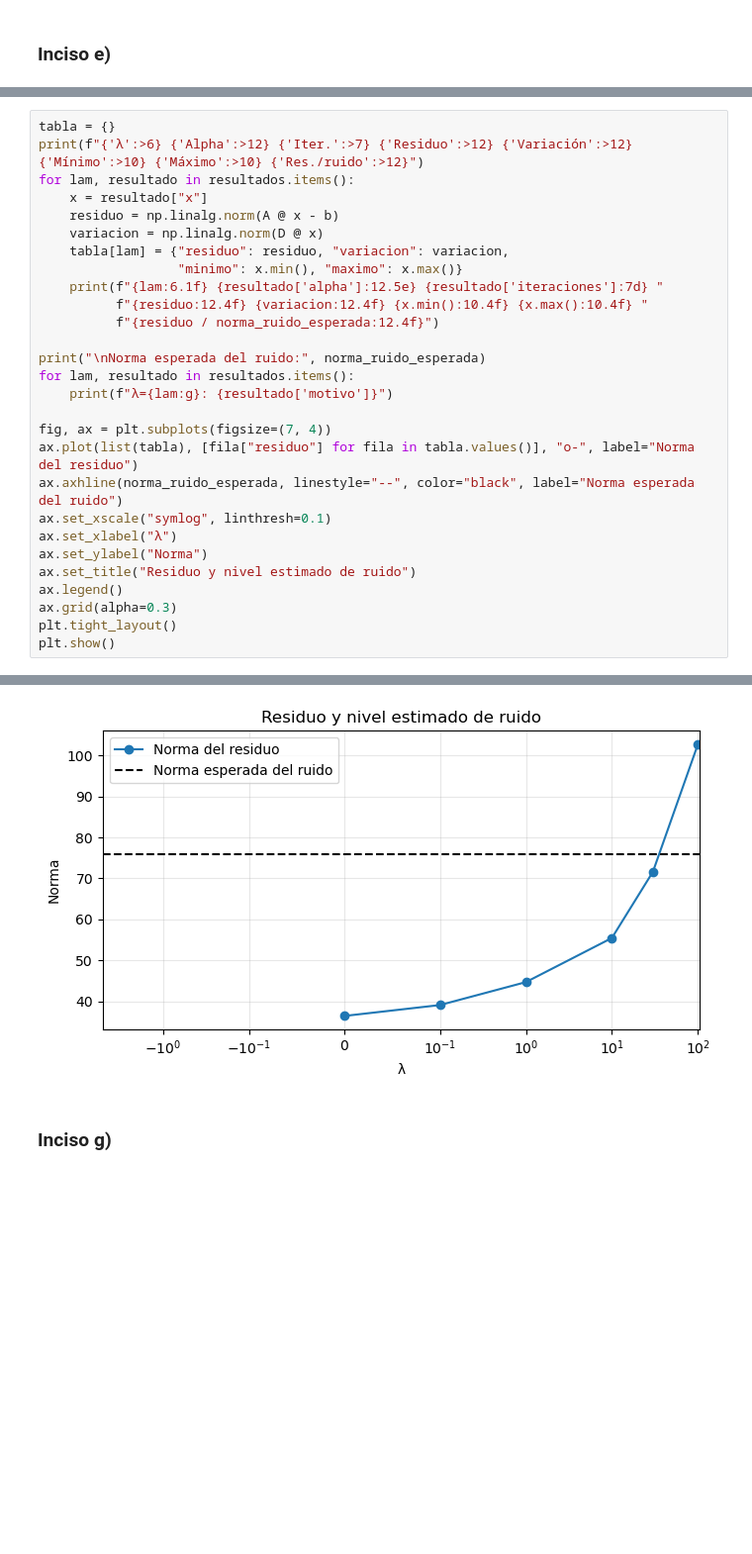
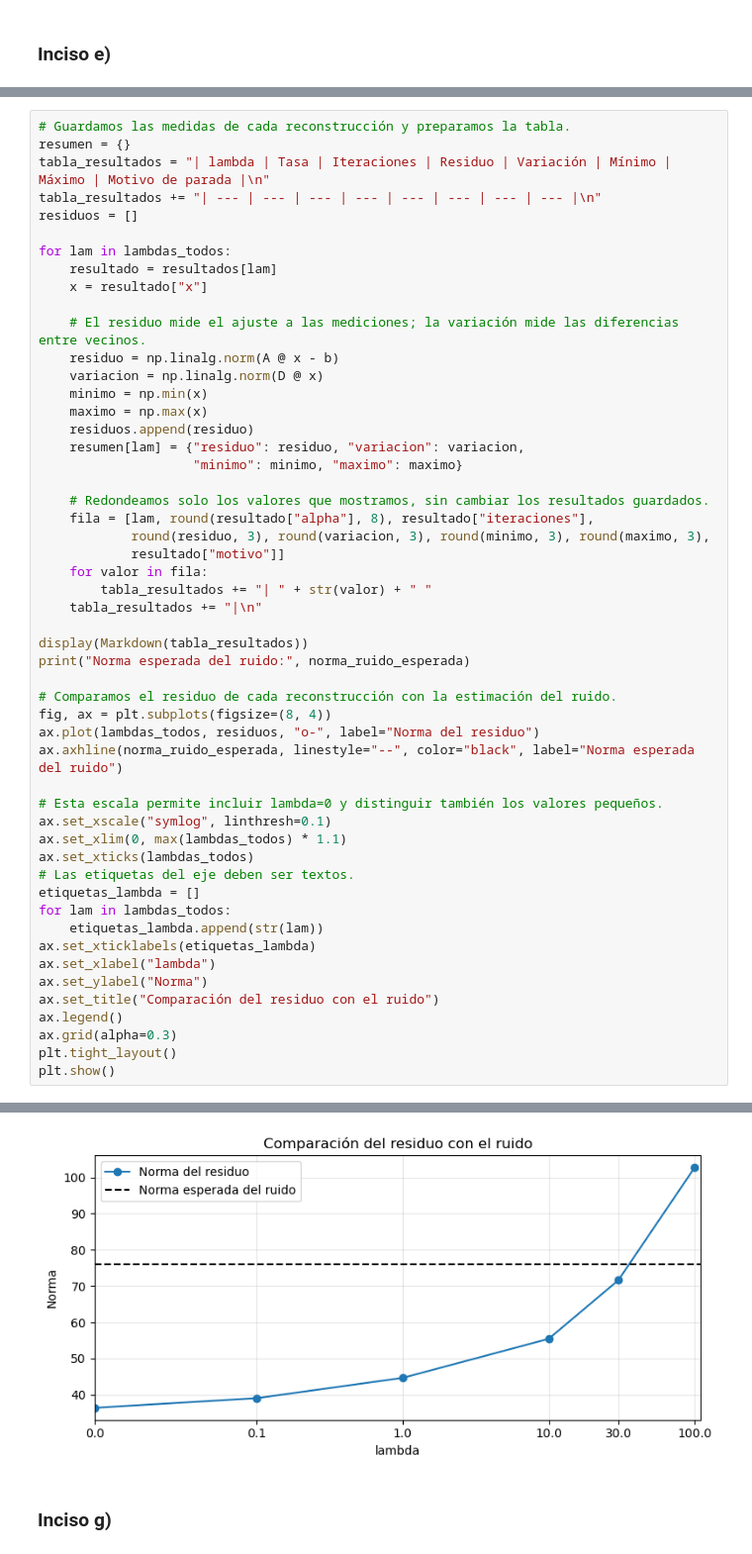
Before and after one commit to fededelcuadro/proyecto-tomografia-metodos, a Jupyter notebook: ejercicio_10.ipynb, the cells around one changed output, grey strips where cells are left out. Shown at 99% size. Drawn from its saved outputs; the diff is of its cells as text; blank space fills up the shorter version.

```diff
--- a/ejercicio_10.ipynb
+++ b/ejercicio_10.ipynb
@@ -310,27 +315,51 @@ no es un criterio para elegir la mejor reconstrucción.
 # %%
-tabla = {}
-print(f"{'λ':>6} {'Alpha':>12} {'Iter.':>7} {'Residuo':>12} {'Variación':>12} {'Mínimo':>10} {'Máximo':>10} {'Res./ruido':>12}")
-for lam, resultado in resultados.items():
+# Guardamos las medidas de cada reconstrucción y preparamos la tabla.
+resumen = {}
+tabla_resultados = "| lambda | Tasa | Iteraciones | Residuo | Variación | Mínimo | Máximo | Motivo de parada |\n"
+tabla_resultados += "| --- | --- | --- | --- | --- | --- | --- | --- |\n"
+residuos = []
+
+for lam in lambdas_todos:
+    resultado = resultados[lam]
     x = resultado["x"]
+
+    # El residuo mide el ajuste a las mediciones; la variación mide las diferencias entre vecinos.
     residuo = np.linalg.norm(A @ x - b)
     variacion = np.linalg.norm(D @ x)
-    tabla[lam] = {"residuo": residuo, "variacion": variacion,
-                  "minimo": x.min(), "maximo": x.max()}
-    print(f"{lam:6.1f} {resultado['alpha']:12.5e} {resultado['iteraciones']:7d} "
-          f"{residuo:12.4f} {variacion:12.4f} {x.min():10.4f} {x.max():10.4f} "
-          f"{residuo / norma_ruido_esperada:12.4f}")
+    minimo = np.min(x)
+    maximo = np.max(x)
+    residuos.append(residuo)
+    resumen[lam] = {"residuo": residuo, "variacion": variacion,
+                    "minimo": minimo, "maximo": maximo}
 
-print("\nNorma esperada del ruido:", norma_ruido_esperada)
-for lam, resultado in resultados.items():
-    print(f"λ={lam:g}: {resultado['motivo']}")
+    # Redondeamos solo los valores que mostramos, sin cambiar los resultados guardados.
+    fila = [lam, round(resultado["alpha"], 8), resultado["iteraciones"],
+            round(residuo, 3), round(variacion, 3), round(minimo, 3), round(maximo, 3),
+            resultado["motivo"]]
+    for valor in fila:
+        tabla_resultados += "| " + str(valor) + " "
+    tabla_resultados += "|\n"
 
-fig, ax = plt.subplots(figsize=(7, 4))
-ax.plot(list(tabla), [fila["residuo"] for fila in tabla.values()], "o-", label="Norma del residuo")
+display(Markdown(tabla_resultados))
+print("Norma esperada del ruido:", norma_ruido_esperada)
+
+# Comparamos el residuo de cada reconstrucción con la estimación del ruido.
+fig, ax = plt.subplots(figsize=(8, 4))
+ax.plot(lambdas_todos, residuos, "o-", label="Norma del residuo")
 ax.axhline(norma_ruido_esperada, linestyle="--", color="black", label="Norma esperada del ruido")
+
+# Esta escala permite incluir lambda=0 y distinguir también los valores pequeños.
 ax.set_xscale("symlog", linthresh=0.1)
-ax.set_xlabel("λ")
+ax.set_xlim(0, max(lambdas_todos) * 1.1)
+ax.set_xticks(lambdas_todos)
+# Las etiquetas del eje deben ser textos.
+etiquetas_lambda = []
+for lam in lambdas_todos:
+    etiquetas_lambda.append(str(lam))
+ax.set_xticklabels(etiquetas_lambda)
+ax.set_xlabel("lambda")
 ax.set_ylabel("Norma")
-ax.set_title("Residuo y nivel estimado de ruido")
+ax.set_title("Comparación del residuo con el ruido")
 ax.legend()
 ax.grid(alpha=0.3)
 plt.tight_layout()
@@ -354,4 +377,4 @@ Norma esperada del ruido: 75.96688842773438
-[figure, old version]
+[figure, new version]
 # %% [markdown]
 ### Inciso g)
 # %%
```
Also changed, not shown: parts of 18 cells of this notebook, 3 other files.
